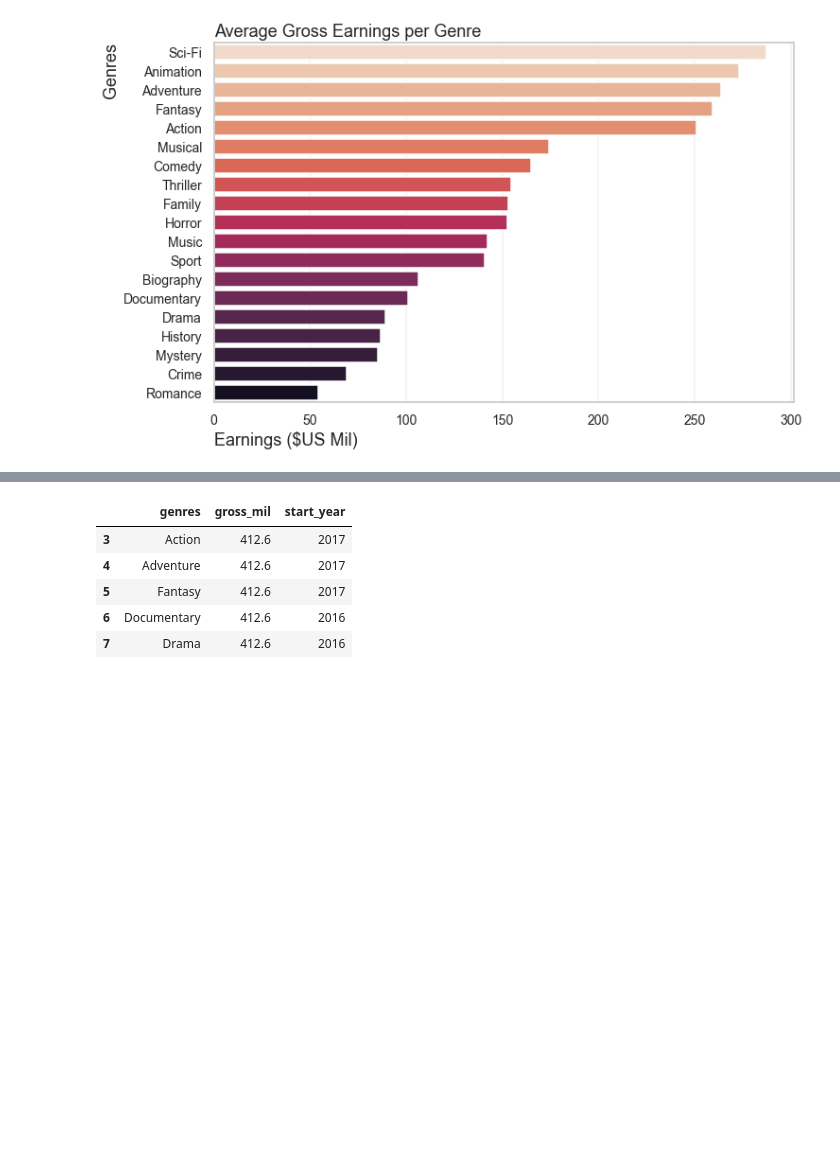
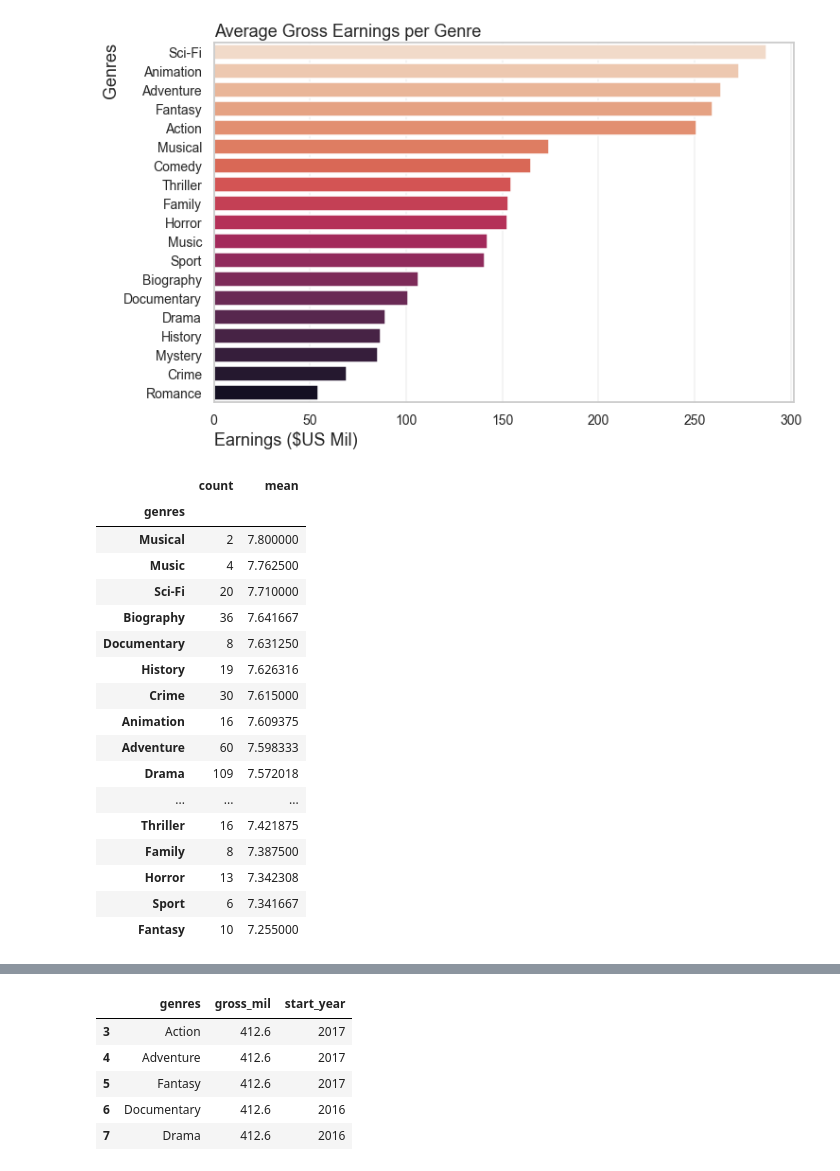
Before and after one commit to MuiruKamau/Microsoft_Movie_Analysis, a Jupyter notebook: dsc-phase1-project-template.ipynb, the cells around one changed output, grey strips where cells are left out. Saved outputs shown, nothing was run; the diff lists cells and outputs as text; code cells hidden in the pictures; blank space fills up the shorter version.

```diff
--- a/dsc-phase1-project-template.ipynb
+++ b/dsc-phase1-project-template.ipynb
@@ -558,3 +569,29 @@ plt.tick_params(labelsize=14)
 plt.show()
 # %% [output]
 [figure]
+# %%
+# Create a new dataframe with the average rating of each genre, only for genres with 7 or more ratings
+genre_ratings = movies_mini.groupby('genres').average_rating.agg(['count','mean']).sort_values(
+    by='mean', ascending=False)
+popular_genres = genre_ratings[genre_ratings['count'] >= 7]
+
+genre_ratings
+# %% [output]
+|  | count | mean |
+| genres |  |  |
+| Musical | 2 | 7.800000 |
+| Music | 4 | 7.762500 |
+| Sci-Fi | 20 | 7.710000 |
+| Biography | 36 | 7.641667 |
+| Documentary | 8 | 7.631250 |
+| History | 19 | 7.626316 |
+| Crime | 30 | 7.615000 |
+| Animation | 16 | 7.609375 |
+| Adventure | 60 | 7.598333 |
+| Drama | 109 | 7.572018 |
+| ... | ... | ... |
+| Thriller | 16 | 7.421875 |
+| Family | 8 | 7.387500 |
+| Horror | 13 | 7.342308 |
+| Sport | 6 | 7.341667 |
+| Fantasy | 10 | 7.255000 |
```
Also changed, not shown: parts of 9 cells of this notebook.
